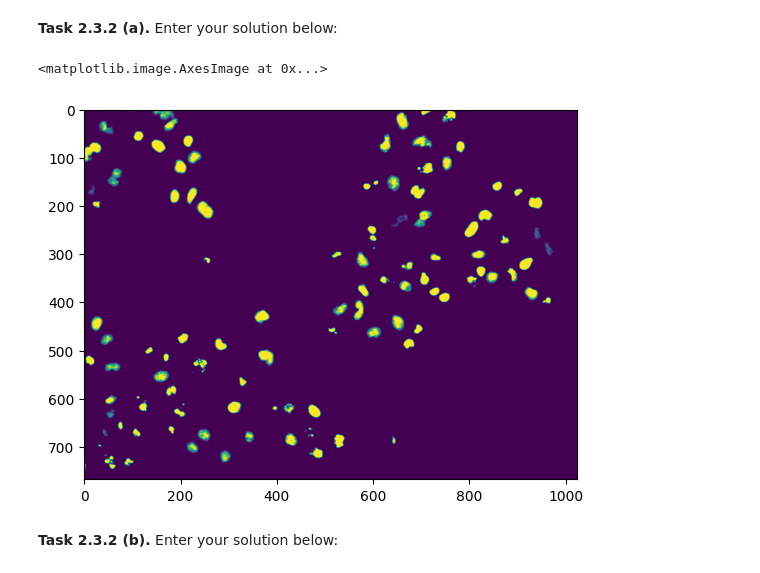
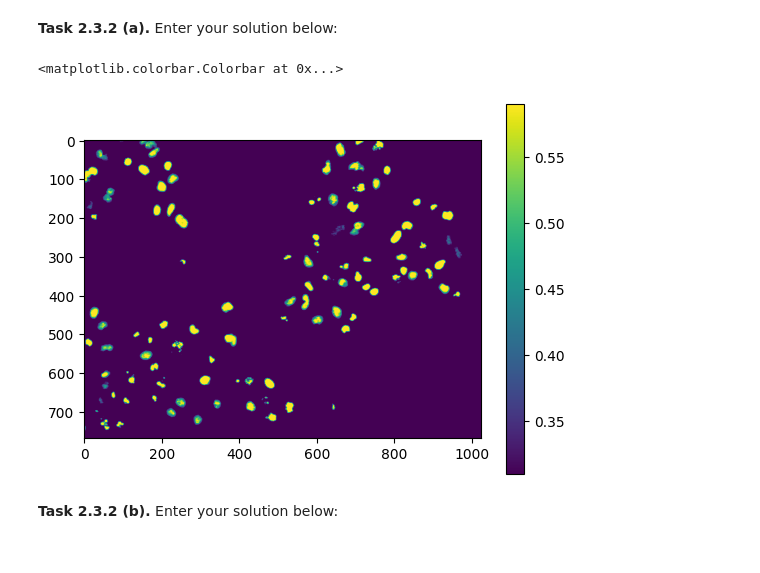
Before and after one commit to fb337/mobi-fs3-python, a Jupyter notebook: task2.ipynb, the cells around one changed output. Saved outputs shown, nothing was run; the diff lists cells and outputs as text; code cells hidden in the pictures.

```diff
--- a/task2.ipynb
+++ b/task2.ipynb
@@ -61,22 +61,23 @@ plt.imshow(clipped)
 # %%
 img_clipped = numpy.zeros_like(img)
 
 height, width = img.shape
 for i in range (height):
     for j in range (width):
         pixel = img [i, j]
 
         if pixel < T1:
             pixel = T1
         elif pixel > T2:
             pixel = T2
 
         img_clipped [i, j] = pixel
 
 plt.imshow (img_clipped)
+plt.colorbar()
 # %% [output]
-<matplotlib.image.AxesImage at 0x...>
+<matplotlib.colorbar.Colorbar at 0x...>
-[figure, old version]
+[figure, new version]
 # %% [markdown]
 **<a id="#">Task 2.3.2 (b).</a>** Enter your solution below:
 # %% [markdown]
```
